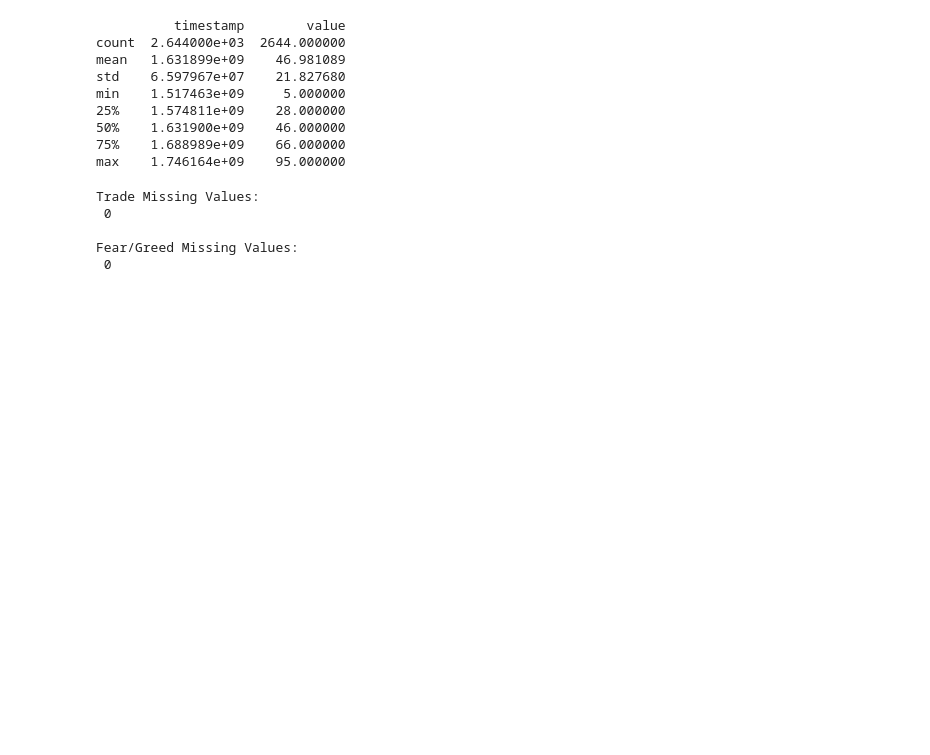
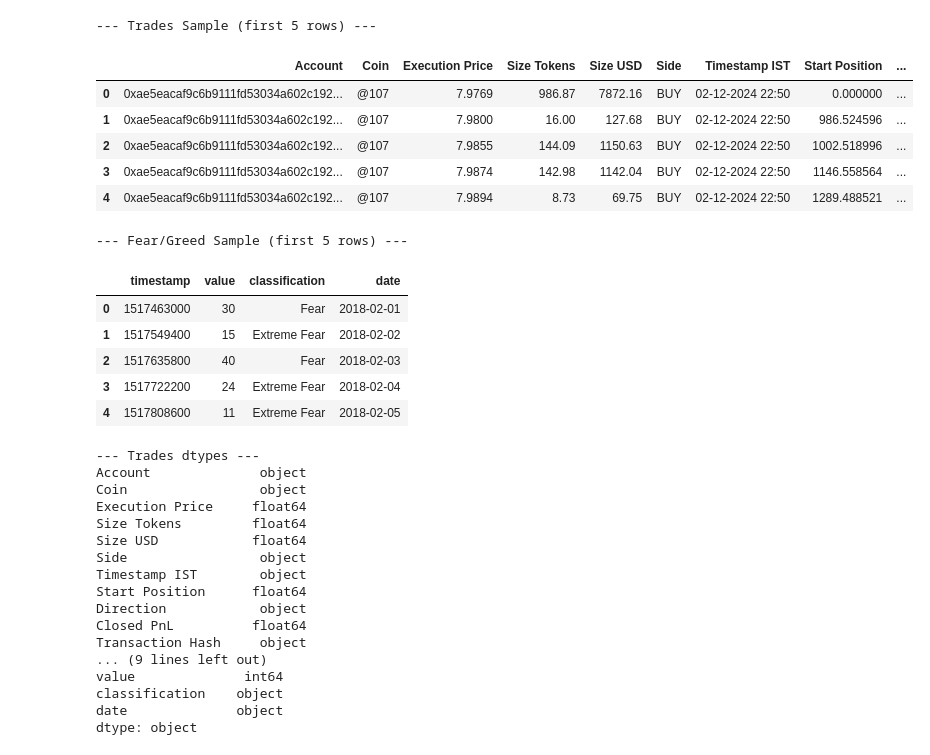
Before and after one commit to engineeringmix/Crypto-sentiment-analysis, a Jupyter notebook: crypto-sentiment-trader-analysis.ipynb, the cells around one changed output. Saved outputs shown, nothing was run; the diff lists cells and outputs as text; code cells hidden in the pictures; blank space fills up the shorter version.

```diff
--- a/crypto-sentiment-trader-analysis.ipynb
+++ b/crypto-sentiment-trader-analysis.ipynb
@@ -112,23 +58,43 @@ max    135329.090100  9.014923e+10     837.471593  1.130000e+15  1.750000e+12
-# %%
-print(df_fg.describe())
-# %% [output]
-          timestamp        value
-count  2.644000e+03  2644.000000
-mean   1.631899e+09    46.981089
-std    6.597967e+07    21.827680
-min    1.517463e+09     5.000000
-25%    1.574811e+09    28.000000
-50%    1.631900e+09    46.000000
-75%    1.688989e+09    66.000000
-max    1.746164e+09    95.000000
-# %%
-#2 Missing Values
-print("\nTrade Missing Values:\n", df_trades.duplicated().isnull().sum().max())
-print("\nFear/Greed Missing Values:\n", df_fg.duplicated().isnull().sum().max())
-# %% [output]
-Trade Missing Values:
- 0
-
-Fear/Greed Missing Values:
- 0
+# %%
+# 2. Preview Raw Data
+print('--- Trades Sample (first 5 rows) ---')
+display(df_trades.head())
+print('\n--- Fear/Greed Sample (first 5 rows) ---')
+display(df_fg.head())
+print('\n--- Trades dtypes ---')
+print(df_trades.dtypes)
+print('\n--- Fear/Greed dtypes ---')
+print(df_fg.dtypes)
+# %% [output]
+--- Trades Sample (first 5 rows) ---
+|  | Account | Coin | Execution Price | Size Tokens | Size USD | Side | Timestamp IST | Start Position | ... |
+| 0 | 0xae5eacaf9c6b9111fd53034a602c192... | @107 | 7.9769 | 986.87 | 7872.16 | BUY | 02-12-2024 22:50 | 0.000000 | ... |
+| 1 | 0xae5eacaf9c6b9111fd53034a602c192... | @107 | 7.9800 | 16.00 | 127.68 | BUY | 02-12-2024 22:50 | 986.524596 | ... |
+| 2 | 0xae5eacaf9c6b9111fd53034a602c192... | @107 | 7.9855 | 144.09 | 1150.63 | BUY | 02-12-2024 22:50 | 1002.518996 | ... |
+| 3 | 0xae5eacaf9c6b9111fd53034a602c192... | @107 | 7.9874 | 142.98 | 1142.04 | BUY | 02-12-2024 22:50 | 1146.558564 | ... |
+| 4 | 0xae5eacaf9c6b9111fd53034a602c192... | @107 | 7.9894 | 8.73 | 69.75 | BUY | 02-12-2024 22:50 | 1289.488521 | ... |
+--- Fear/Greed Sample (first 5 rows) ---
+|  | timestamp | value | classification | date |
+| 0 | 1517463000 | 30 | Fear | 2018-02-01 |
+| 1 | 1517549400 | 15 | Extreme Fear | 2018-02-02 |
+| 2 | 1517635800 | 40 | Fear | 2018-02-03 |
+| 3 | 1517722200 | 24 | Extreme Fear | 2018-02-04 |
+| 4 | 1517808600 | 11 | Extreme Fear | 2018-02-05 |
+--- Trades dtypes ---
+Account              object
+Coin                 object
+Execution Price     float64
+Size Tokens         float64
+Size USD            float64
+Side                 object
+Timestamp IST        object
+Start Position      float64
+Direction            object
+Closed PnL          float64
+Transaction Hash     object
+... (9 lines left out)
+value              int64
+classification    object
+date              object
+dtype: object
 # %%
```
Also changed, not shown: parts of 27 cells of this notebook.
